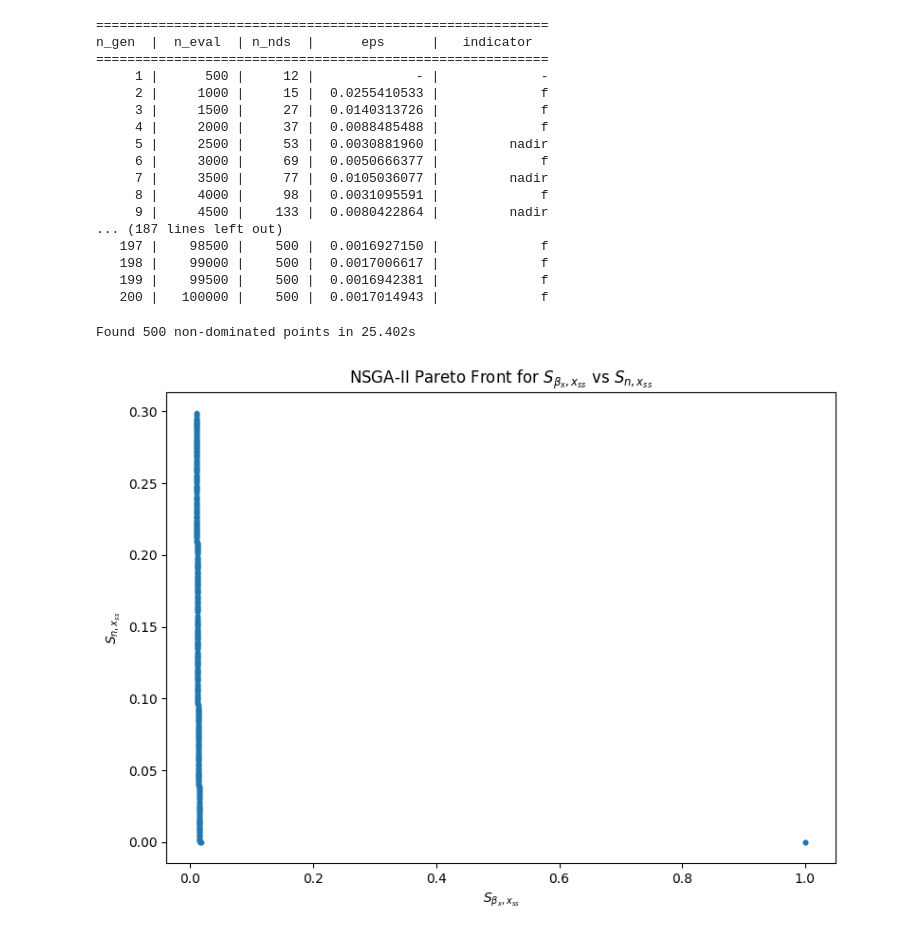
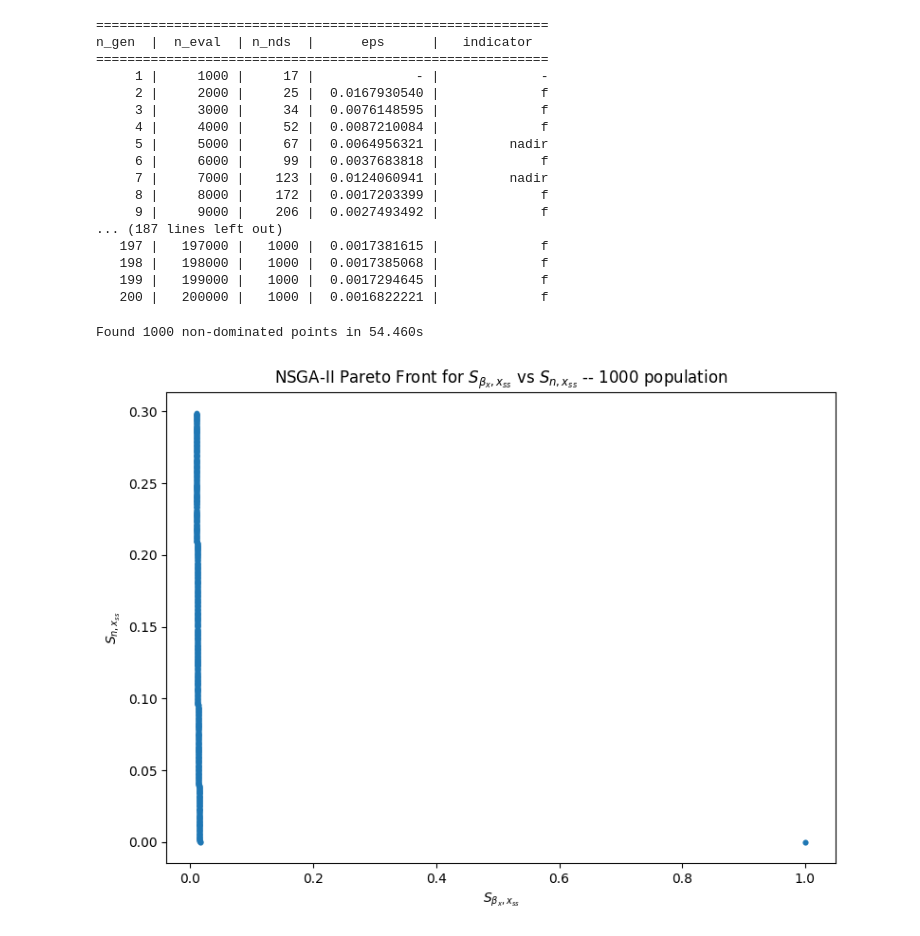
Before and after one commit to DangTranQL/SA, a Jupyter notebook: Genetic Algorithms for Multi-Objective Optimization/NSGA-II/Positive Negative Feedback/0v4.ipynb, the cells around one changed output. Cells and saved outputs as stored; diff of their text form; code cells hidden in the pictures.

```diff
--- a/Genetic Algorithms for Multi-Objective Optimization/NSGA-II/Positive Negative Feedback/0v4.ipynb
+++ b/Genetic Algorithms for Multi-Objective Optimization/NSGA-II/Positive Negative Feedback/0v4.ipynb
@@ -178,7 +178,7 @@ class Sensitivity(ElementwiseProblem):
             ]
 
 # Run NSGA-II optimization
-algorithm = NSGA2(pop_size=500)  # Population size
+algorithm = NSGA2(pop_size=1000)  # Population size
 res = minimize(
     Sensitivity(),
     algorithm,
@@ -190,34 +190,34 @@ res = minimize(
 ==========================================================
 n_gen  |  n_eval  | n_nds  |      eps      |   indicator
 ==========================================================
-     1 |      500 |     12 |             - |             -
-     2 |     1000 |     15 |  0.0255410533 |             f
-     3 |     1500 |     27 |  0.0140313726 |             f
-     4 |     2000 |     37 |  0.0088485488 |             f
-     5 |     2500 |     53 |  0.0030881960 |         nadir
-     6 |     3000 |     69 |  0.0050666377 |             f
-     7 |     3500 |     77 |  0.0105036077 |         nadir
-     8 |     4000 |     98 |  0.0031095591 |             f
-     9 |     4500 |    133 |  0.0080422864 |         nadir
+     1 |     1000 |     17 |             - |             -
+     2 |     2000 |     25 |  0.0167930540 |             f
+     3 |     3000 |     34 |  0.0076148595 |             f
+     4 |     4000 |     52 |  0.0087210084 |             f
+     5 |     5000 |     67 |  0.0064956321 |         nadir
+     6 |     6000 |     99 |  0.0037683818 |             f
+     7 |     7000 |    123 |  0.0124060941 |         nadir
+     8 |     8000 |    172 |  0.0017203399 |             f
+     9 |     9000 |    206 |  0.0027493492 |             f
 ... (187 lines left out)
-   197 |    98500 |    500 |  0.0016927150 |             f
-   198 |    99000 |    500 |  0.0017006617 |             f
-   199 |    99500 |    500 |  0.0016942381 |             f
-   200 |   100000 |    500 |  0.0017014943 |             f
+   197 |   197000 |   1000 |  0.0017381615 |             f
+   198 |   198000 |   1000 |  0.0017385068 |             f
+   199 |   199000 |   1000 |  0.0017294645 |             f
+   200 |   200000 |   1000 |  0.0016822221 |             f
 # %%
 
 
 F = res.F  # Objective values (sensitivities)
 X = res.X  # Parameter values (beta_x, beta_y, n)
 print(f"Found {F.shape[0]} non-dominated points in {res.exec_time:.3f}s")
 
 plt.figure(figsize=(8, 6))
 plt.scatter(F[:, 0], F[:, 1], s=10)
 plt.xlabel(r'$S_{\beta_x,x_{ss}}$')  # Sensitivity of xss to beta_x
 plt.ylabel(r'$S_{n,x_{ss}}$')  # Sensitivity of xss to n
-plt.title(r'NSGA-II Pareto Front for $S_{\beta_x,x_{ss}}$ vs $S_{n,x_{ss}}$')
+plt.title(r'NSGA-II Pareto Front for $S_{\beta_x,x_{ss}}$ vs $S_{n,x_{ss}}$ -- 1000 population')
 plt.tight_layout()
 plt.show()
 # %% [output]
-Found 500 non-dominated points in 25.402s
+Found 1000 non-dominated points in 54.460s
-[figure, old version]
+[figure, new version]
```
Also changed, not shown: parts of 1 cell of this notebook, 7 other files.
